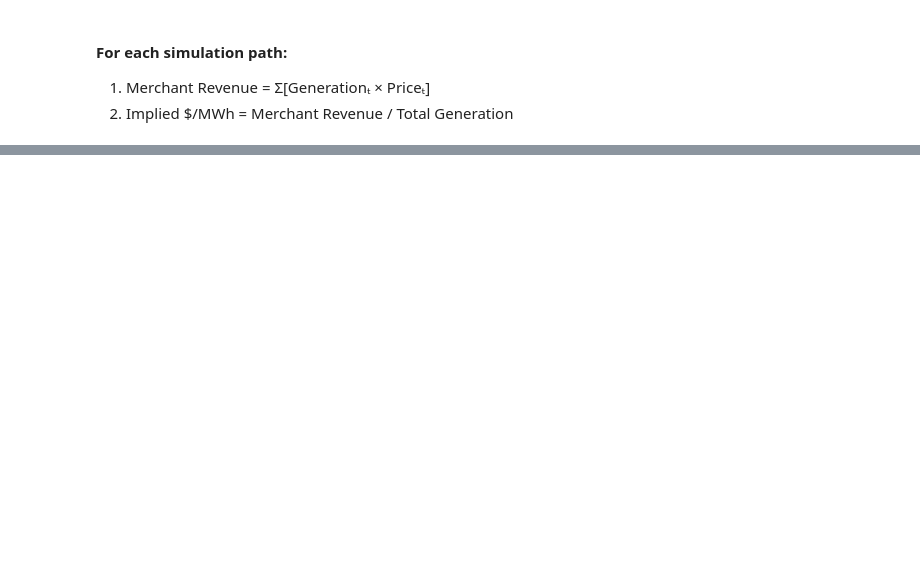
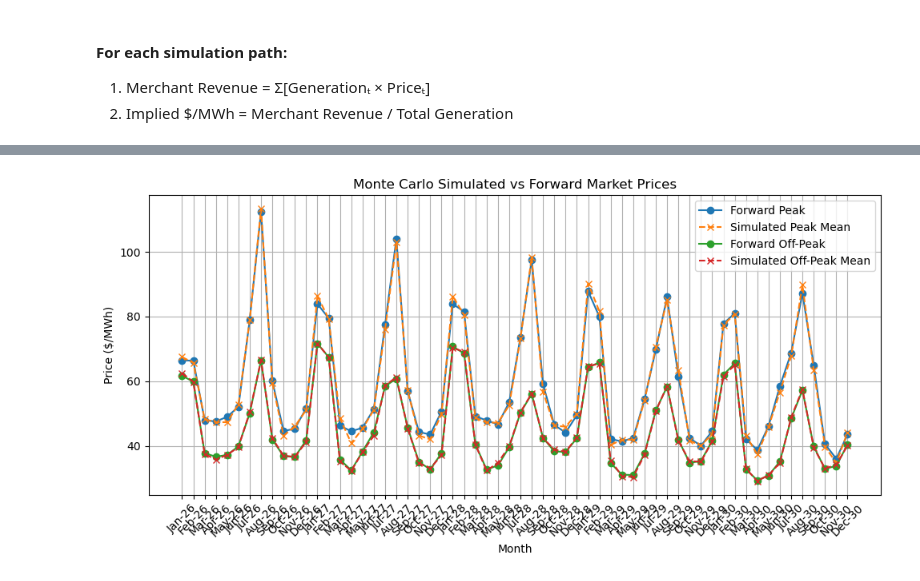
Before and after one commit to anupbhowmik/avangrid-runtime-error, a Jupyter notebook: notebooks/Monte Carlo.ipynb, the cells around one changed output, grey strips where cells are left out. Drawn from its saved outputs; the diff is of its cells as text; code cells hidden in the pictures; blank space fills up the shorter version.

Commit message:
Monte carlo for a single dataset done and updated preprocessing file

```diff
--- a/notebooks/Monte Carlo.ipynb
+++ b/notebooks/Monte Carlo.ipynb
@@ -7,0 +13,5 @@
+# %%
+data = pd.read_csv("../data/ERCOT-Historical-Data.csv")
+forward = pd.read_csv("../data/ERCOT-Forward-Prices.csv")
+# data.head()
+forward.head()
@@ -7,0 +29,11 @@
+# %%
+# Split historical data by peak/off-peak
+peak_hist = data[data["P/OP"] == 1]
+off_hist = data[data["P/OP"] == 0]
+
+# Fit simple normal distributions
+peak_mu, peak_sigma = peak_hist["RT Hub"].mean(), peak_hist["RT Hub"].std()
+off_mu, off_sigma = off_hist["RT Hub"].mean(), off_hist["RT Hub"].std()
+
+print(f"Peak: μ={peak_mu:.2f}, σ={peak_sigma:.2f}")
+print(f"Off-Peak: μ={off_mu:.2f}, σ={off_sigma:.2f}")
@@ -27,19 +88,17 @@ multivariate_normal = stats.multivariate_normal(cov=correlation_matrix)
 # %%
-def calculate_p75_fixed_price(simulated_paths, generation_paths):
-    merchant_revenues = []
+plt.figure(figsize=(10,5))
+plt.plot(results["Month"], results["Fwd_Peak"], 'o-', label="Forward Peak")
+plt.plot(results["Month"], results["Sim_Peak_Mean"], 'x--', label="Simulated Peak Mean")
+plt.plot(results["Month"], results["Fwd_Off"], 'o-', label="Forward Off-Peak")
+plt.plot(results["Month"], results["Sim_Off_Mean"], 'x--', label="Simulated Off-Peak Mean")
 
-    for path in range(num_simulations):
-        total_revenue = sum(simulated_paths[path][t] * generation_paths[path][t]
-                          for t in range(term_length))
-        total_generation = sum(generation_paths[path])
-        implied_price = total_revenue / total_generation
-        merchant_revenues.append(implied_price)
-
-    p75_price = np.percentile(merchant_revenues, 25)  # 75% beat merchant
-    return p75_price
-
-# Calculate for each product
-p75_rt_busbar = calculate_p75_fixed_price(rt_busbar_paths, generation_paths)
-p75_rt_hub = calculate_p75_fixed_price(rt_hub_paths, generation_paths)
-p75_da_busbar = calculate_p75_fixed_price(da_busbar_paths, generation_paths)
-p75_da_hub = calculate_p75_fixed_price(da_hub_paths, generation_paths)
+plt.title("Monte Carlo Simulated vs Forward Market Prices")
+plt.xlabel("Month")
+plt.ylabel("Price ($/MWh)")
+plt.xticks(rotation=45)
+plt.legend()
+plt.grid(True)
+plt.tight_layout()
+plt.show()
+# %% [output]
+[figure, added]
```
Also changed, not shown: parts of 7 cells of this notebook, 8 other files.
